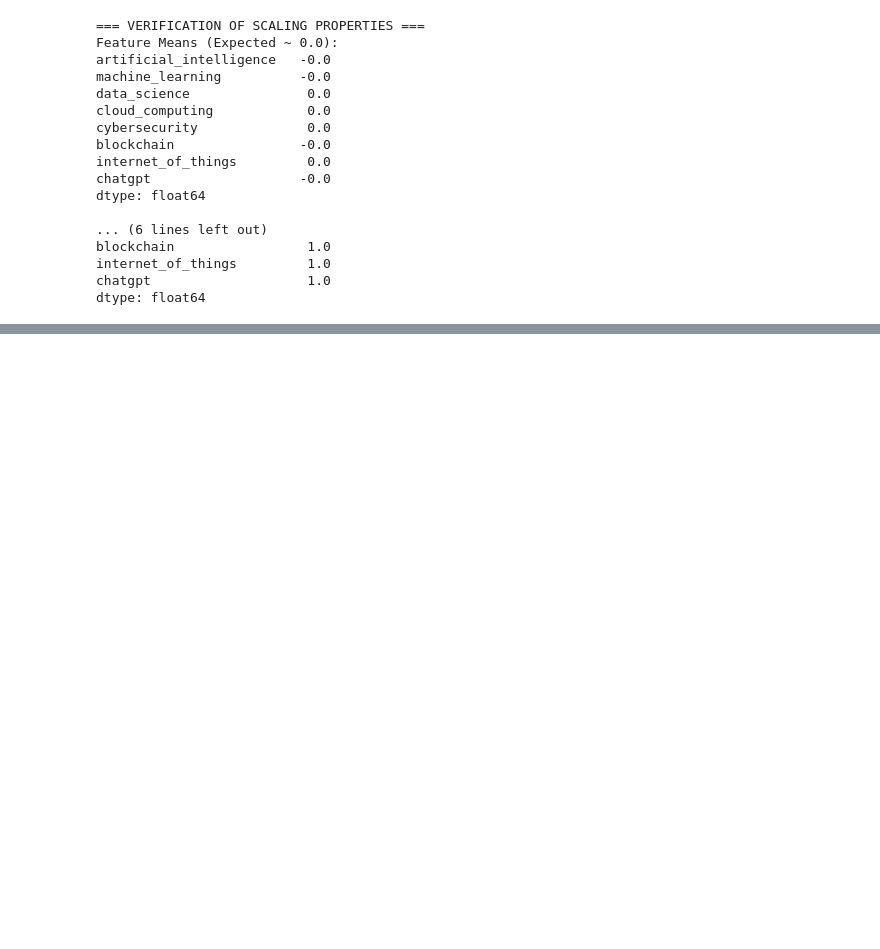
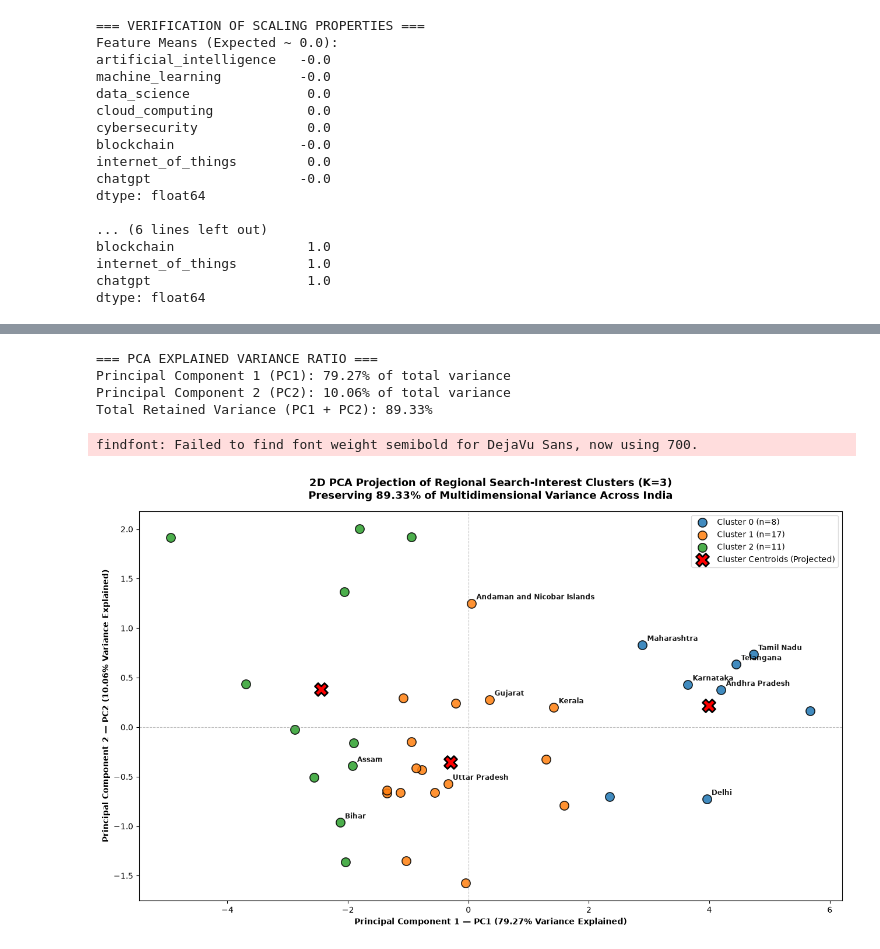
Before and after one commit to arjun-1002/GeoPulse, a Jupyter notebook: notebooks/regional_search_clustering.ipynb, the cells around one changed output, grey strips where cells are left out. Cells and saved outputs as stored; diff of their text form; code cells hidden in the pictures; blank space fills up the shorter version.

```diff
--- a/notebooks/regional_search_clustering.ipynb
+++ b/notebooks/regional_search_clustering.ipynb
@@ -481,0 +465,70 @@ Exported scaled clustering matrix to: ..\data\processed\features_scaled.csv ((36
+# %%
+# Fit PCA with 2 components
+pca = PCA(n_components=2, random_state=42)
+X_pca = pca.fit_transform(X)
+
+exp_var = pca.explained_variance_ratio_
+print("=== PCA EXPLAINED VARIANCE RATIO ===")
+print(f"Principal Component 1 (PC1): {exp_var[0]*100:.2f}% of total variance")
+print(f"Principal Component 2 (PC2): {exp_var[1]*100:.2f}% of total variance")
+print(f"Total Retained Variance (PC1 + PC2): {sum(exp_var)*100:.2f}%")
+
+# Create PCA DataFrame with state labels
+df_pca = pd.DataFrame(X_pca, columns=["PC1", "PC2"], index=df_scaled.index)
+df_pca["cluster_k3"] = cluster_labels_dict[3]
+# %% [output]
+=== PCA EXPLAINED VARIANCE RATIO ===
+Principal Component 1 (PC1): 79.27% of total variance
+Principal Component 2 (PC2): 10.06% of total variance
+Total Retained Variance (PC1 + PC2): 89.33%
+# %%
+# 2D PCA Cluster Visualization (K = 3)
+fig, ax = plt.subplots(figsize=(13, 8))
+k_final = 3
+labels_k3 = cluster_labels_dict[k_final]
+palette = sns.color_palette("tab10", n_colors=k_final)
+
+for cluster_id in range(k_final):
+    mask = (labels_k3 == cluster_id)
+    ax.scatter(
+        X_pca[mask, 0], X_pca[mask, 1], s=120,
+        color=palette[cluster_id], label=f"Cluster {cluster_id} (n={sum(mask)})",
+        alpha=0.85, edgecolors="black", linewidth=1.2
+    )
+
+# Project K-Means centroids into PCA space
+centroids_orig = models_dict[k_final].cluster_centers_
+centroids_pca = pca.transform(centroids_orig)
+
+ax.scatter(
+    centroids_pca[:, 0], centroids_pca[:, 1], s=250,
+    marker="X", color="red", edgecolors="black", linewidth=2,
+    label="Cluster Centroids (Projected)", zorder=10
+)
+
+# Annotate representative states
+highlight_states = [
+    "Karnataka", "Maharashtra", "Telangana", "Delhi", "Andhra Pradesh",
+    "Tamil Nadu", "Bihar", "Uttar Pradesh", "Assam", "Kerala", "Gujarat",
+    "Andaman and Nicobar Islands"
+]
+for i, state in enumerate(state_names):
+    if state in highlight_states:
+        ax.annotate(state, xy=(X_pca[i, 0], X_pca[i, 1]), xytext=(6, 5),
+                    textcoords="offset points", fontsize=8.5, fontweight="semibold", alpha=0.9)
+
+ax.set_title(
+    f"2D PCA Projection of Regional Search-Interest Clusters (K=3)\n"
+    f"Preserving {sum(exp_var)*100:.2f}% of Multidimensional Variance Across India",
+    fontsize=13, fontweight="bold", pad=15
+)
+ax.set_xlabel(f"Principal Component 1 — PC1 ({exp_var[0]*100:.2f}% Variance Explained)", fontweight="bold")
+ax.set_ylabel(f"Principal Component 2 — PC2 ({exp_var[1]*100:.2f}% Variance Explained)", fontweight="bold")
+ax.axhline(0, color="gray", linestyle="--", linewidth=0.8, alpha=0.5)
+ax.axvline(0, color="gray", linestyle="--", linewidth=0.8, alpha=0.5)
+ax.legend(frameon=True, facecolor="white", edgecolor="lightgray", loc="best")
+plt.tight_layout()
+plt.show()
+# %% [output]
+findfont: Failed to find font weight semibold for DejaVu Sans, now using 700.
+[figure, added]
```
Also changed, not shown: parts of 45 cells of this notebook, 41 other files.
